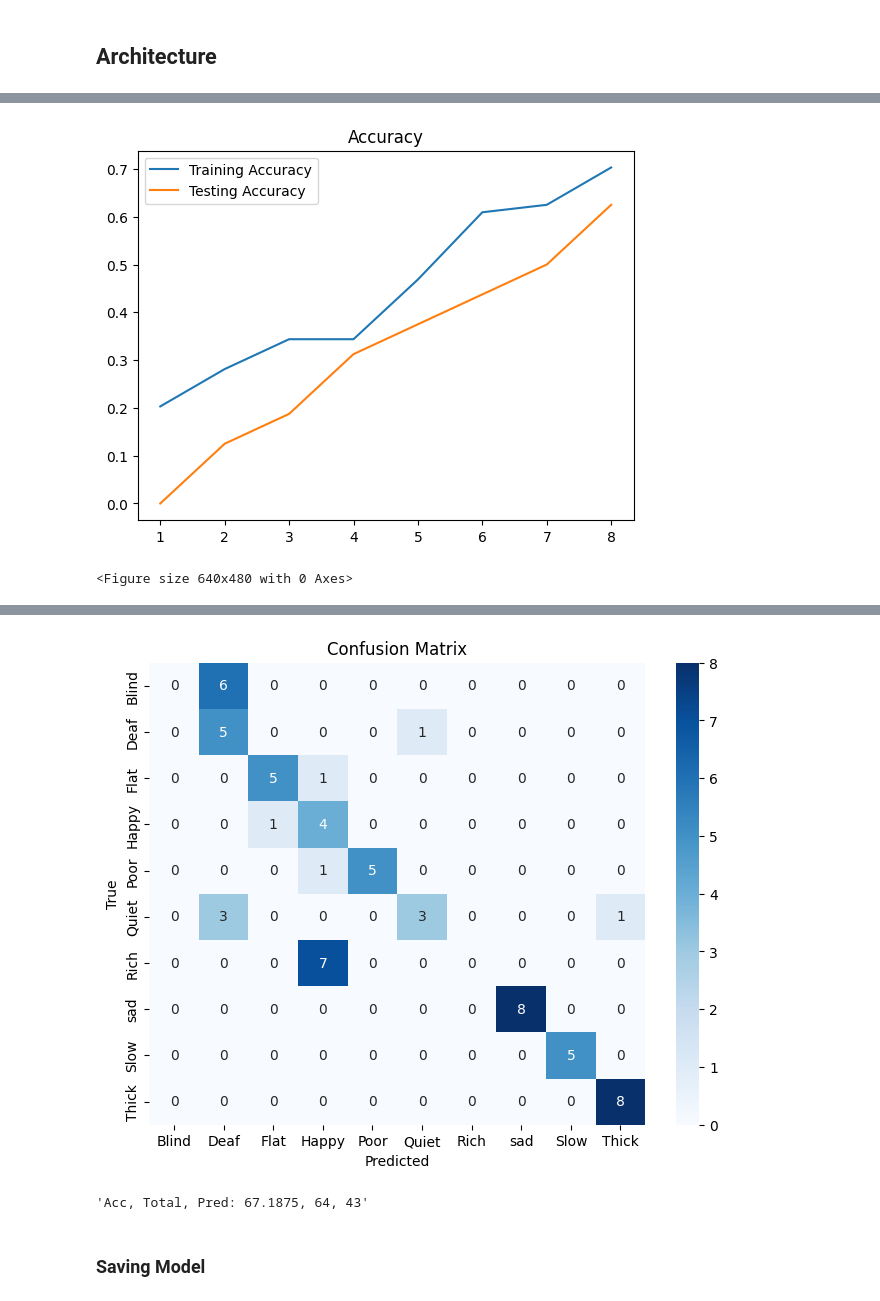
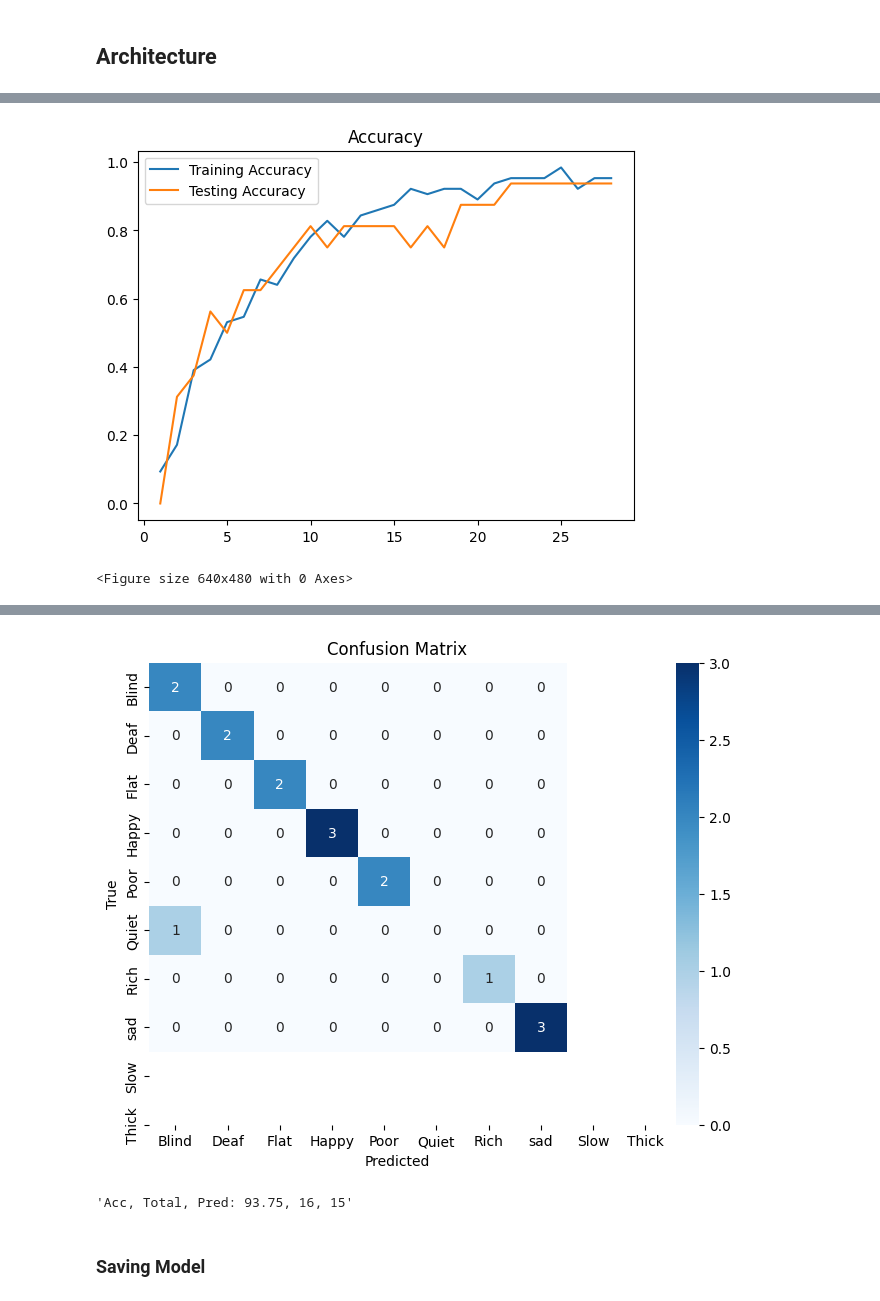
Before and after one commit to swastikbansal/Signify, a Jupyter notebook: train_model.ipynb, the cells around one changed output, grey strips where cells are left out. Drawn from its saved outputs; the diff is of its cells as text; code cells hidden in the pictures.

```diff
--- a/train_model.ipynb
+++ b/train_model.ipynb
@@ -371,6 +375,6 @@ early_stop = EarlyStopping(monitor='val_loss', patience=5, restore_best_weights=
 
 history = model.fit(X_train, y_train,
           validation_data=(X_val, y_val),
-          epochs=8
+          epochs=50
           ,callbacks=[early_stop])
 # %% [output]
@@ -422,7 +427,7 @@ plt.legend()
 plt.figure()
 plt.show();
 # %% [output]
-[figure, old version]
+[figure, new version]
 <Figure size 640x480 with 0 Axes>
 # %%
 # Confusion Matrix
@@ -430,9 +435,9 @@ from sklearn.metrics import confusion_matrix
 import seaborn as sns
 
 # Convert one-hot encoded y_val to class labels
-true_classes = np.argmax(y_train, axis=-1)
+true_classes = np.argmax(y_val, axis=-1)
 
-probabilities = model.predict(X_train)
+probabilities = model.predict(X_val)
 
 # Convert probabilities to class labels
 predicted_classes = np.argmax(probabilities, axis=-1)
@@ -451,18 +456,18 @@ plt.show()
-[figure, old version]
+[figure, new version]
 # %%
 # Accuracy
-total = len(X_train)
+total = len(X_val)
 pred = 0
 
 for i in range(total):
-   if (label_map[predicted_classes[i]]) == (label_map[np.argmax(y_train[i])]):
+   if (label_map[predicted_classes[i]]) == (label_map[np.argmax(y_val[i])]):
          pred += 1
 
 acc = (pred/total)*100
 
 f"Acc, Total, Pred: {acc}, {total}, {pred}"
 # %% [output]
-'Acc, Total, Pred: 67.1875, 64, 43'
+'Acc, Total, Pred: 93.75, 16, 15'
 # %% [markdown]
 ### Saving Model
 # %%
```
Also changed, not shown: parts of 13 cells of this notebook, 5 other files.
